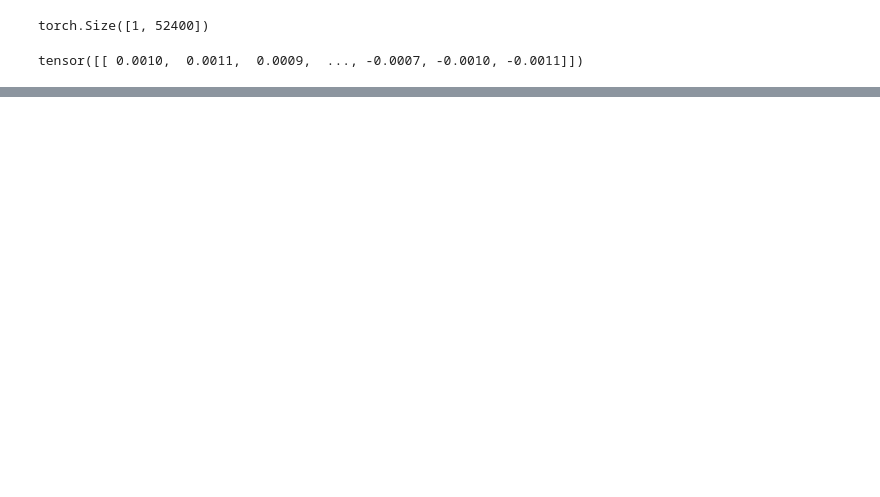
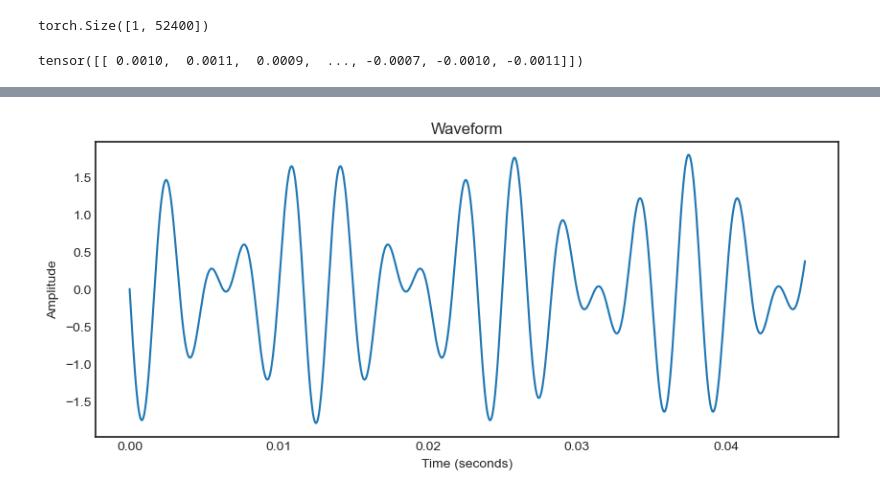
Before and after one commit to Bonniecoleman/Audio_Classification, a Jupyter notebook: Audio_Processing.ipynb, the cells around one changed output, grey strips where cells are left out. Cells and saved outputs as stored; diff of their text form; code cells hidden in the pictures; blank space fills up the shorter version.

```diff
--- a/Audio_Processing.ipynb
+++ b/Audio_Processing.ipynb
@@ -60,0 +179,20 @@ tensor([[ 0.0010,  0.0011,  0.0009,  ..., -0.0007, -0.0010, -0.0011]])
+# %%
+def Sinusoid(A, f, phi, fs, t):
+    t = np.arange(0, t, 1.0/fs)
+    x = A * np.cos(2 * np.pi * f * t + phi)
+    return x
+# %%
+sin = Sinusoid(0.9, 340, np.pi/2, 22050, 1)
+sin2 = Sinusoid(0.9, 260, np.pi/2, 22050, 1)
+complexwav = sin + sin2
+
+duration = len(complexwav) / 22050
+time = np.linspace(0, duration, len(complexwav), endpoint=False)
+
+plt.figure(figsize=(10, 4))
+plt.plot(time[:1000], complexwav[:1000])
+plt.xlabel("Time (seconds)")
+plt.ylabel("Amplitude")
+plt.title("Waveform");
+# %% [output]
+[figure, added]
```
Also changed, not shown: parts of 27 cells of this notebook.
